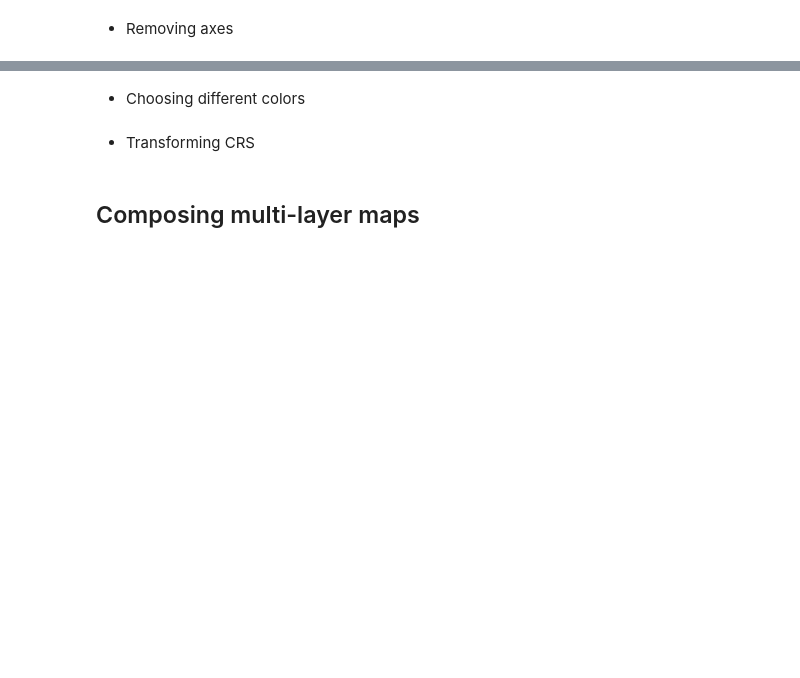
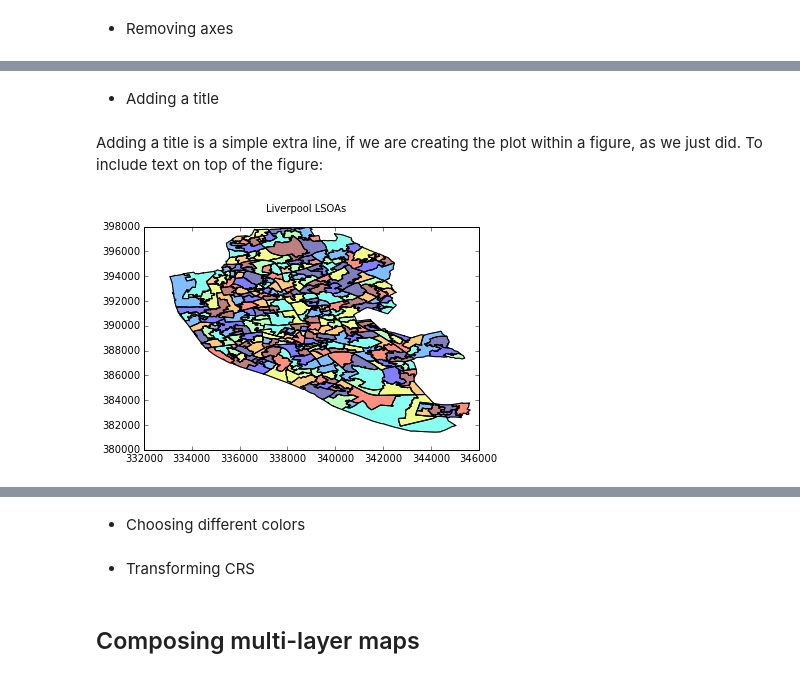
Before and after one commit to darribas/gds15, a Jupyter notebook: content/labs/lab_03.ipynb, the cells around one changed output, grey strips where cells are left out. Drawn from its saved outputs; the diff is of its cells as text; code cells hidden in the pictures; blank space fills up the shorter version.

```diff
--- a/content/labs/lab_03.ipynb
+++ b/content/labs/lab_03.ipynb
@@ -115,0 +148,11 @@ namp.plot()
+# %% [markdown]
+* Adding a title
+# %% [markdown]
+Adding a title is a simple extra line, if we are creating the plot within a figure, as we just did. To include text on top of the figure:
+# %%
+f, ax = plt.subplots(1)
+ax = lsoas.plot(axes=ax)
+f.suptitle('Liverpool LSOAs')
+plt.show()
+# %% [output]
+[figure, added]
```
Also changed, not shown: parts of 23 cells of this notebook, 38 other files.
